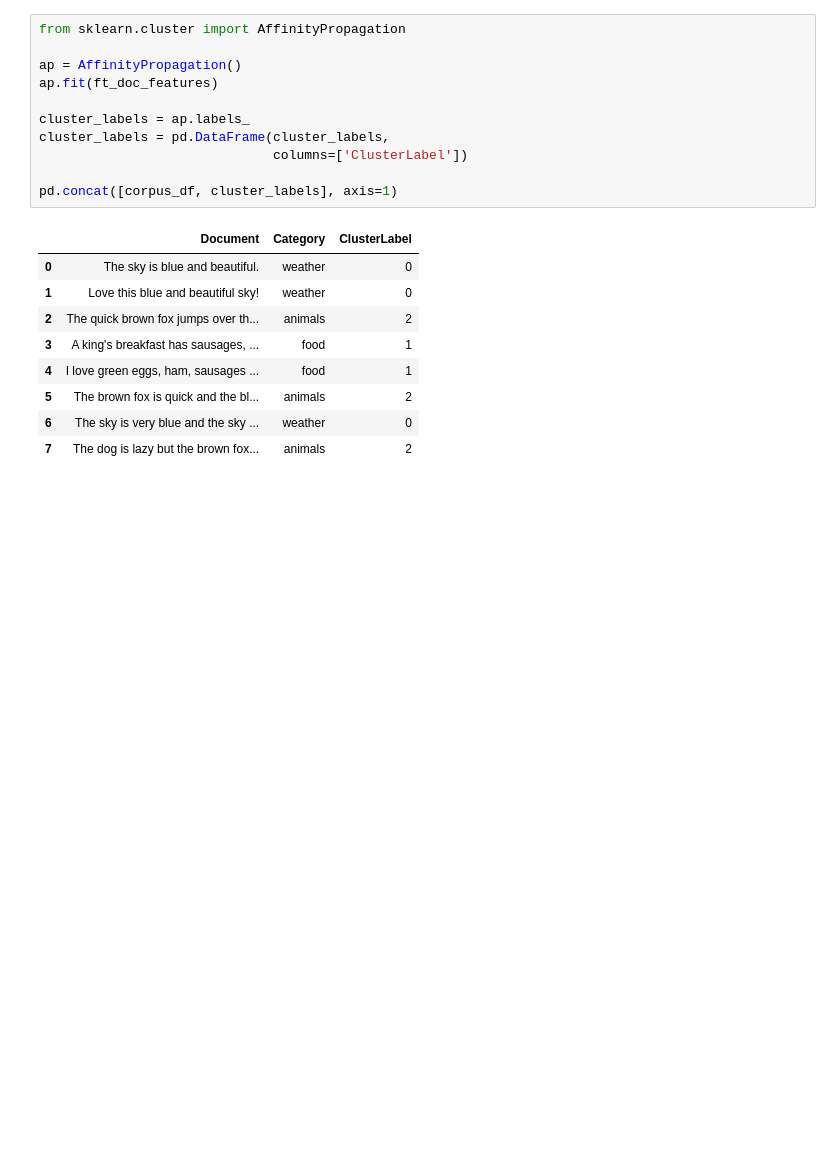
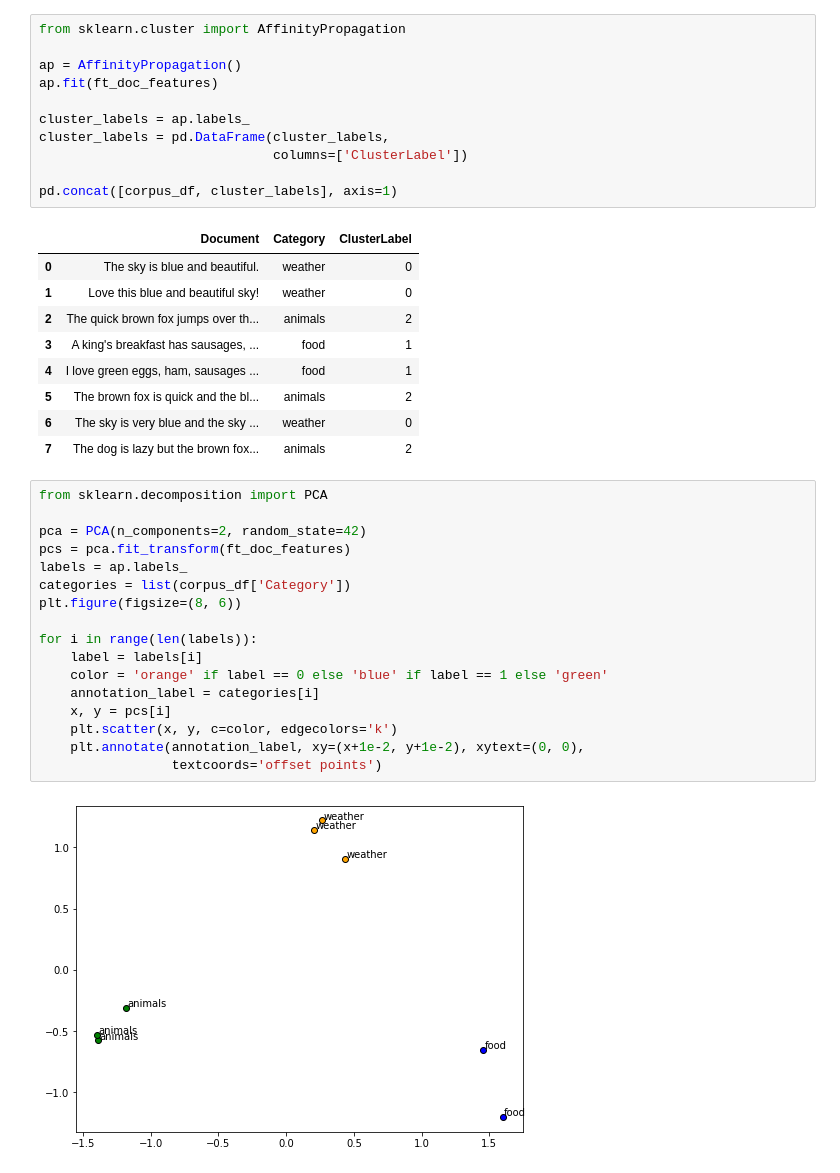
Before and after one commit to Degananda264/Natural-Language-Processing-, a Jupyter notebook: Text_Representation_Embedding_Models.ipynb, the cells around one changed output. Drawn from its saved outputs; the diff is of its cells as text; blank space fills up the shorter version.

```diff
--- a/Text_Representation_Embedding_Models.ipynb
+++ b/Text_Representation_Embedding_Models.ipynb
@@ -537,3 +537,22 @@ pd.concat([corpus_df, cluster_labels], axis=1)
 | 5 | The brown fox is quick and the bl... | animals | 2 |
 | 6 | The sky is very blue and the sky ... | weather | 0 |
 | 7 | The dog is lazy but the brown fox... | animals | 2 |
+# %%
+from sklearn.decomposition import PCA
+
+pca = PCA(n_components=2, random_state=42)
+pcs = pca.fit_transform(ft_doc_features)
+labels = ap.labels_
+categories = list(corpus_df['Category'])
+plt.figure(figsize=(8, 6))
+
+for i in range(len(labels)):
+    label = labels[i]
+    color = 'orange' if label == 0 else 'blue' if label == 1 else 'green'
+    annotation_label = categories[i]
+    x, y = pcs[i]
+    plt.scatter(x, y, c=color, edgecolors='k')
+    plt.annotate(annotation_label, xy=(x+1e-2, y+1e-2), xytext=(0, 0),
+                 textcoords='offset points')
+# %% [output]
+[figure, added]
```
